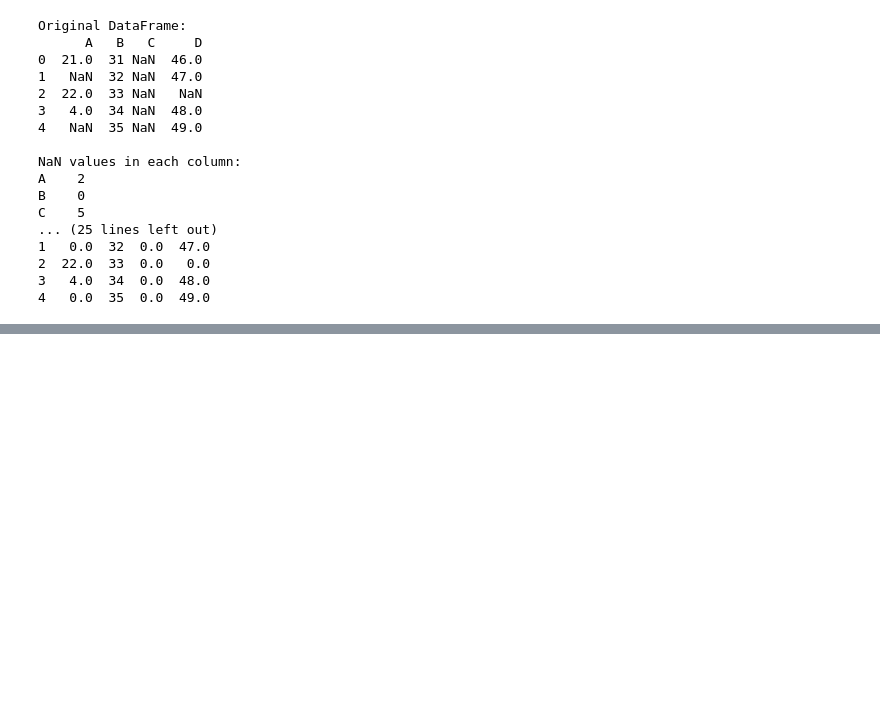
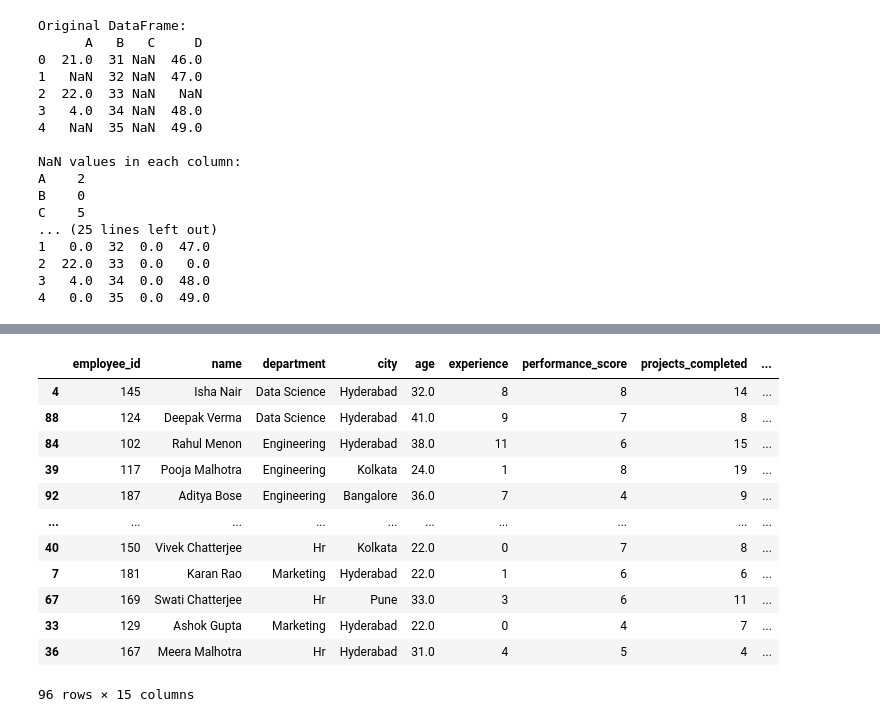
Before and after one commit to Ruhi1010/machine_learning, a Jupyter notebook: ml_library_basics/pandas/pandas_2.ipynb, the cells around one changed output, grey strips where cells are left out. Drawn from its saved outputs; the diff is of its cells as text; code cells hidden in the pictures; blank space fills up the shorter version.

```diff
--- a/ml_library_basics/pandas/pandas_2.ipynb
+++ b/ml_library_basics/pandas/pandas_2.ipynb
@@ -630,0 +835,2 @@ C    5
+# %%
+data['salary_rank'] = data['monthly_salary'].rank(ascending=False, method='min')
@@ -630,0 +846,16 @@ C    5
+# %%
+data.sort_values(by='salary_rank')
+# %% [output]
+|  | employee_id | name | department | city | age | experience | performance_score | projects_completed | ... |
+| 4 | 145 | Isha Nair | Data Science | Hyderabad | 32.0 | 8 | 8 | 14 | ... |
+| 88 | 124 | Deepak Verma | Data Science | Hyderabad | 41.0 | 9 | 7 | 8 | ... |
+| 84 | 102 | Rahul Menon | Engineering | Hyderabad | 38.0 | 11 | 6 | 15 | ... |
+| 39 | 117 | Pooja Malhotra | Engineering | Kolkata | 24.0 | 1 | 8 | 19 | ... |
+| 92 | 187 | Aditya Bose | Engineering | Bangalore | 36.0 | 7 | 4 | 9 | ... |
+| ... | ... | ... | ... | ... | ... | ... | ... | ... | ... |
+| 40 | 150 | Vivek Chatterjee | Hr | Kolkata | 22.0 | 0 | 7 | 8 | ... |
+| 7 | 181 | Karan Rao | Marketing | Hyderabad | 22.0 | 1 | 6 | 6 | ... |
+| 67 | 169 | Swati Chatterjee | Hr | Pune | 33.0 | 3 | 6 | 11 | ... |
+| 33 | 129 | Ashok Gupta | Marketing | Hyderabad | 22.0 | 0 | 4 | 7 | ... |
+| 36 | 167 | Meera Malhotra | Hr | Hyderabad | 31.0 | 4 | 5 | 4 | ... |
+96 rows × 15 columns
```
Also changed, not shown: parts of 28 cells of this notebook.
